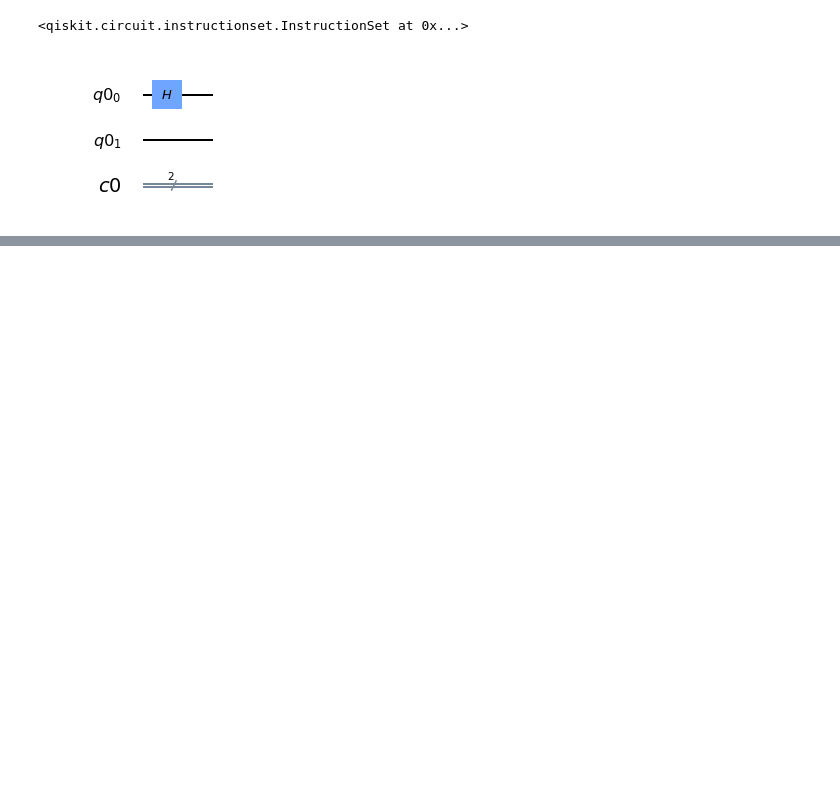
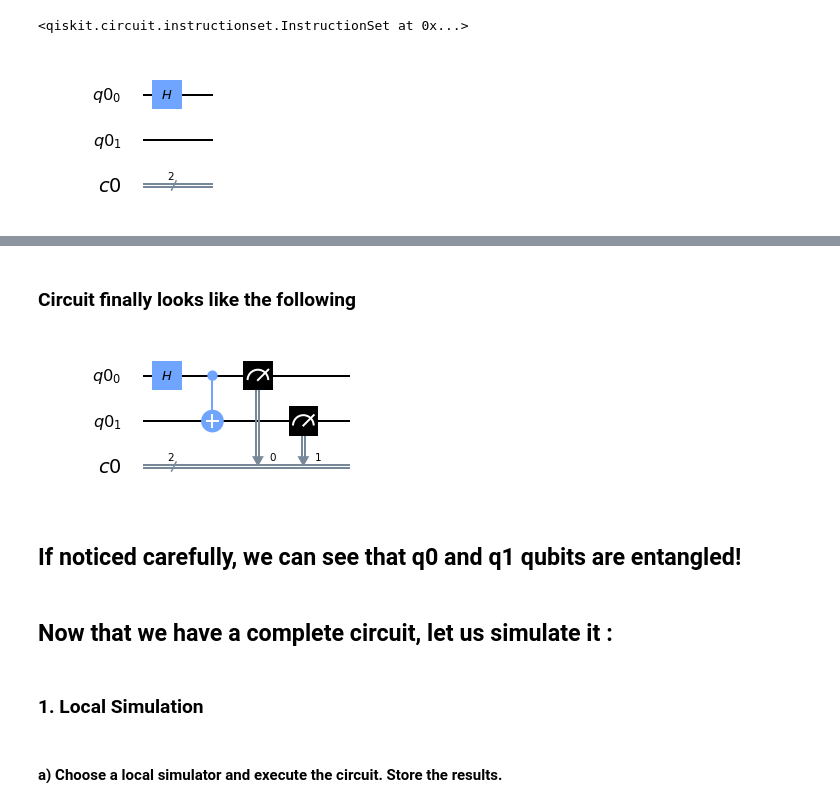
Before and after one commit to sid1993/Quantum, a Jupyter notebook: Basics.ipynb, the cells around one changed output, grey strips where cells are left out. Cells and saved outputs as stored; diff of their text form; code cells hidden in the pictures; blank space fills up the shorter version.

```diff
--- a/Basics.ipynb
+++ b/Basics.ipynb
@@ -31,0 +56,14 @@ O/P can be thought as c xor t
+# %% [markdown]
+### Circuit finally looks like the following
+# %%
+circuit.draw(output='mpl')
+# %% [output]
+[figure, added]
+# %% [markdown]
+## If noticed carefully, we can see that q0 and q1 qubits are entangled!
+# %% [markdown]
+## Now that we have a complete circuit, let us simulate it :
+# %% [markdown]
+### 1. Local Simulation
+# %% [markdown]
+#### a) Choose a local simulator and execute the circuit. Store the results.
```
Also changed, not shown: parts of 14 cells of this notebook.
